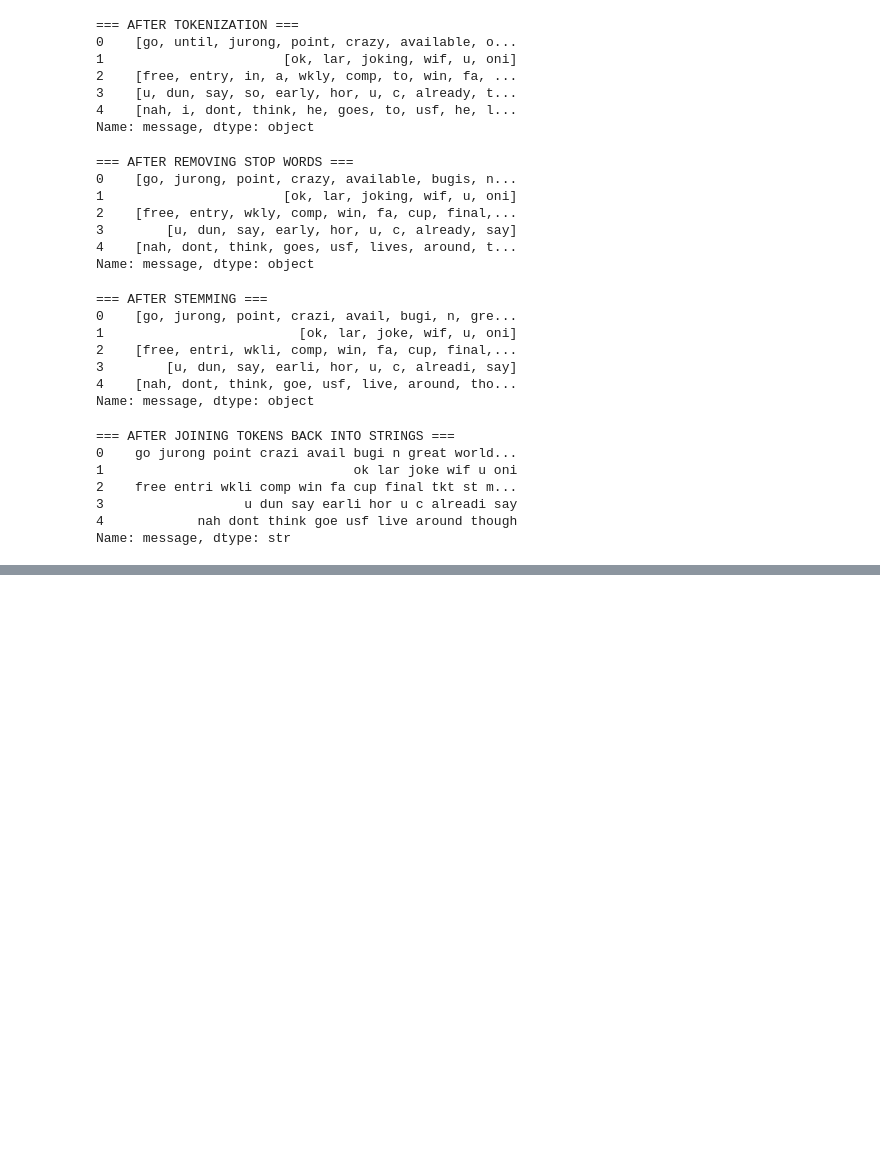
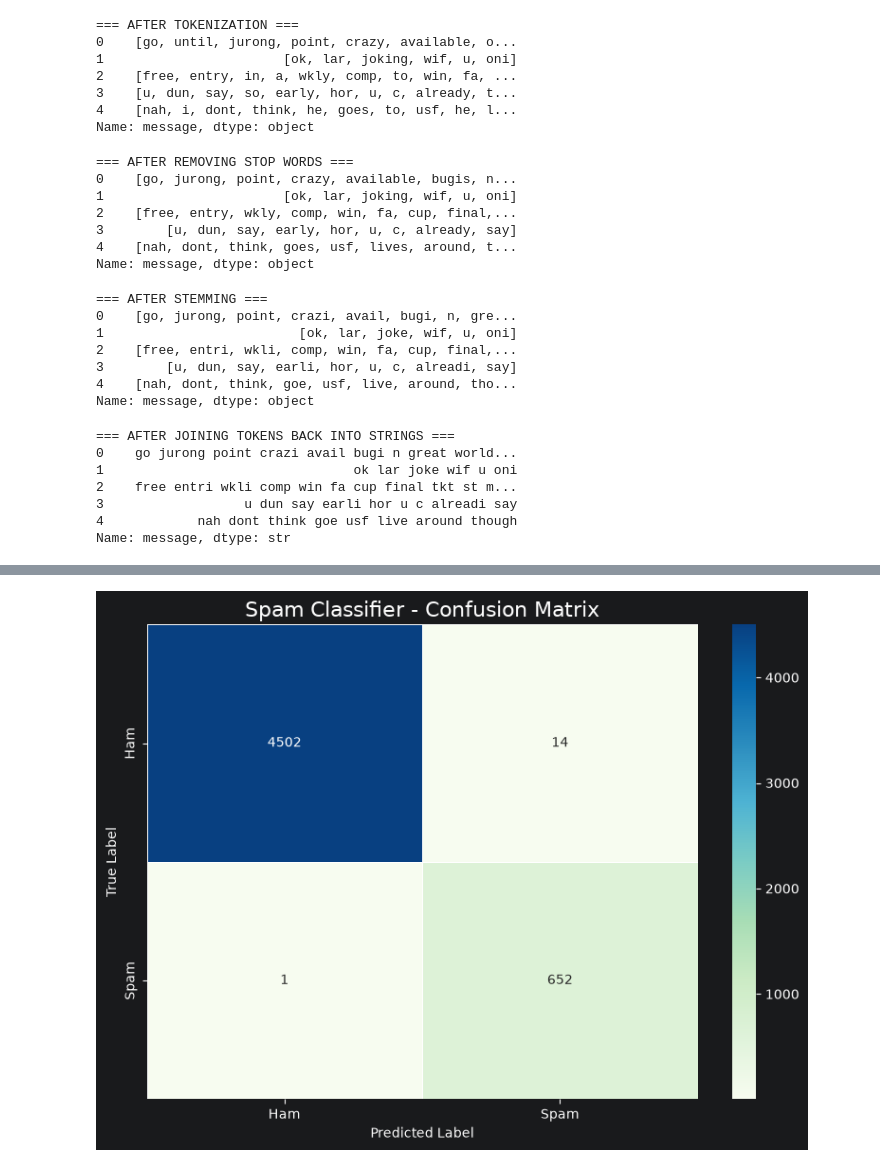
Before and after one commit to cqr94/infosec_notebook, a Jupyter notebook: spam_or_ham.ipynb, the cells around one changed output, grey strips where cells are left out. Cells and saved outputs as stored; diff of their text form; code cells hidden in the pictures; blank space fills up the shorter version.

Commit message:
spam ham added

```diff
--- a/spam_or_ham.ipynb
+++ b/spam_or_ham.ipynb
@@ -208,0 +219,20 @@ y = df["label"].apply(lambda x: 1 if x == "spam" else 0)  # Converting labels to
+# %%
+# Define the parameter grid for hyperparameter tuning
+param_grid = {
+    "classifier__alpha": [0.01, 0.1, 0.15, 0.2, 0.25, 0.5, 0.75, 1.0]
+}
+
+# Perform the grid search with 5-fold cross-validation and the F1-score as metric
+grid_search = GridSearchCV(
+    pipeline,
+    param_grid,
+    cv=5,
+    scoring="f1"
+)
+
+# Fit the grid search on the full dataset
+grid_search.fit(df["message"], y)
+
+# Extract the best model identified by the grid search
+best_model = grid_search.best_estimator_
+print("Best model parameters:", grid_search.best_params_)
@@ -208,0 +241,61 @@ y = df["label"].apply(lambda x: 1 if x == "spam" else 0)  # Converting labels to
+# %%
+
+# Define the parameter grid for hyperparameter tuning
+param_grid = {
+    "classifier__alpha": [0.01, 0.1, 0.15, 0.2, 0.25, 0.5, 0.75, 1.0]
+}
+
+# Perform the grid search with 5-fold cross-validation and the F1-score as metric
+grid_search = GridSearchCV(
+    pipeline,
+    param_grid,
+    cv=5,
+    scoring="f1"
+)
+
+# Fit the grid search on the full dataset
+grid_search.fit(df["message"], y)
+
+# Extract the best model identified by the grid search
+best_model = grid_search.best_estimator_
+print("Best model parameters:", grid_search.best_params_)
+
+# Predict using the best model
+y_pred = best_model.predict(df["message"])
+
+# Generate confusion matrix
+from sklearn.metrics import confusion_matrix, classification_report
+import matplotlib.pyplot as plt
+import seaborn as sns
+
+cm = confusion_matrix(y, y_pred)
+
+# Print confusion matrix
+print("\nConfusion Matrix:")
+print(cm)
+
+# Print classification report
+print("\nClassification Report:")
+print(classification_report(y, y_pred))
+
+# Plot confusion matrix
+plt.figure(figsize=(8, 6))
+
+sns.heatmap(
+    cm,
+    annot=True,
+    fmt="d",
+    cmap="GnBu",
+    xticklabels=["Ham", "Spam"],
+    yticklabels=["Ham", "Spam"],
+    linewidths=0.5,
+    cbar=True
+)
+
+plt.title("Spam Classifier - Confusion Matrix", fontsize=16)
+plt.xlabel("Predicted Label")
+plt.ylabel("True Label")
+
+plt.tight_layout()
+plt.show()
+# %% [output]
@@ -208,0 +317 @@ y = df["label"].apply(lambda x: 1 if x == "spam" else 0)  # Converting labels to
+[figure, added]
```
Also changed, not shown: parts of 10 cells of this notebook.
